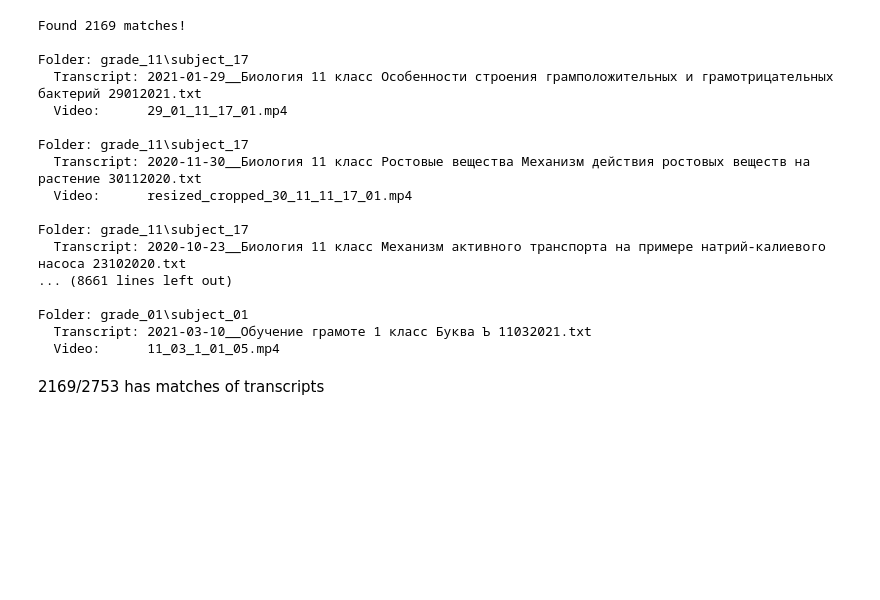
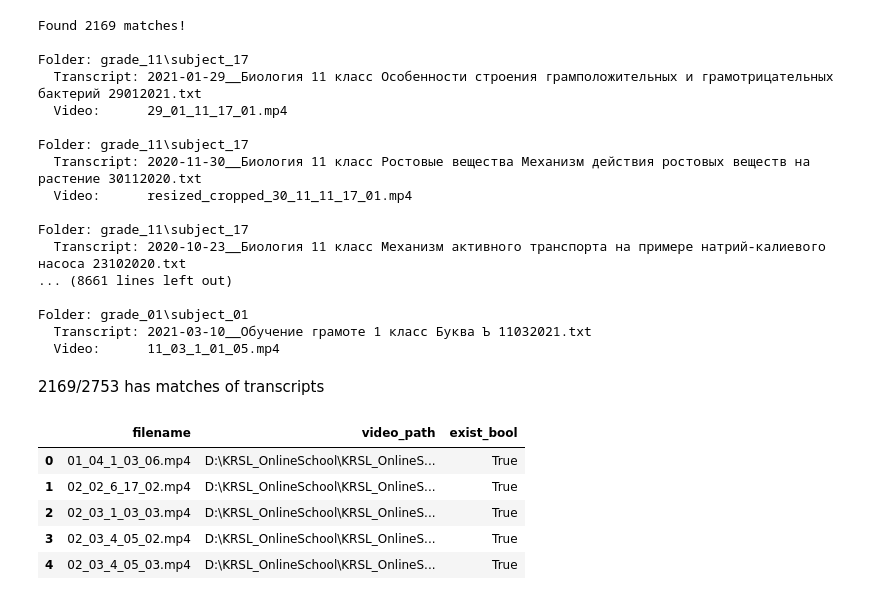
Before and after one commit to Figusama/data-annotation-aiym, a Jupyter notebook: matching.ipynb, the cells around one changed output. Saved outputs shown, nothing was run; the diff lists cells and outputs as text; code cells hidden in the pictures; blank space fills up the shorter version.

```diff
--- a/matching.ipynb
+++ b/matching.ipynb
@@ -88,3 +88,14 @@ df = pd.DataFrame(matches)
 df.to_csv("matches.csv", index=False)
 # %% [markdown]
 2169/2753 has matches of transcripts
+# %%
+df_bool = pd.read_csv("master_audio_exist.csv")
+
+df_bool.head()
+# %% [output]
+|  | filename | video_path | exist_bool |
+| 0 | 01_04_1_03_06.mp4 | D:\KRSL_OnlineSchool\KRSL_OnlineS... | True |
+| 1 | 02_02_6_17_02.mp4 | D:\KRSL_OnlineSchool\KRSL_OnlineS... | True |
+| 2 | 02_03_1_03_03.mp4 | D:\KRSL_OnlineSchool\KRSL_OnlineS... | True |
+| 3 | 02_03_4_05_02.mp4 | D:\KRSL_OnlineSchool\KRSL_OnlineS... | True |
+| 4 | 02_03_4_05_03.mp4 | D:\KRSL_OnlineSchool\KRSL_OnlineS... | True |
```
Also changed, not shown: parts of 3 cells of this notebook, 4 other files.
